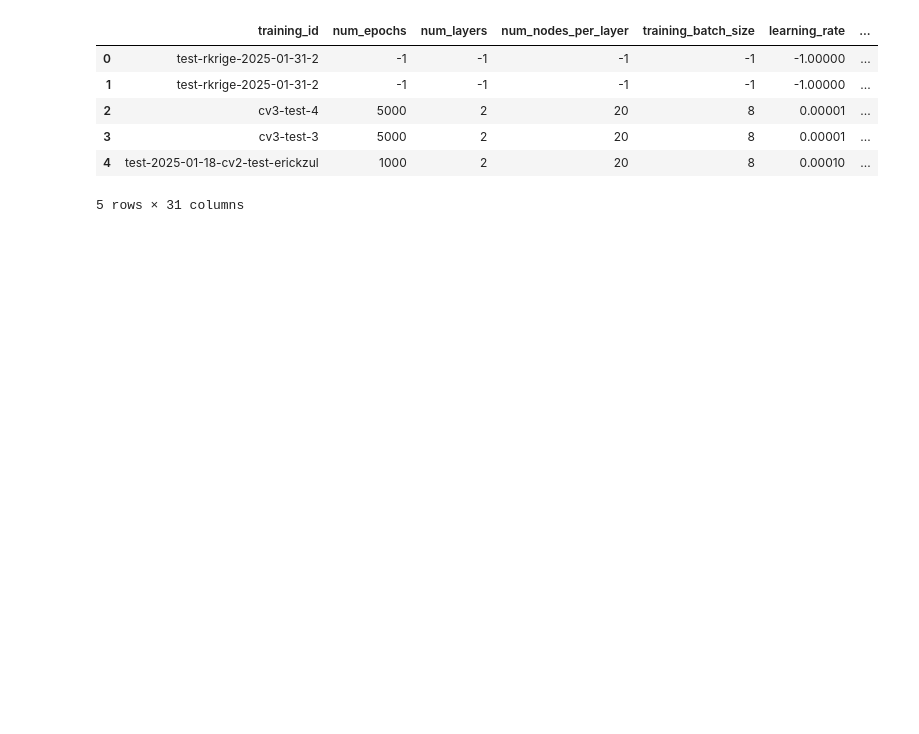
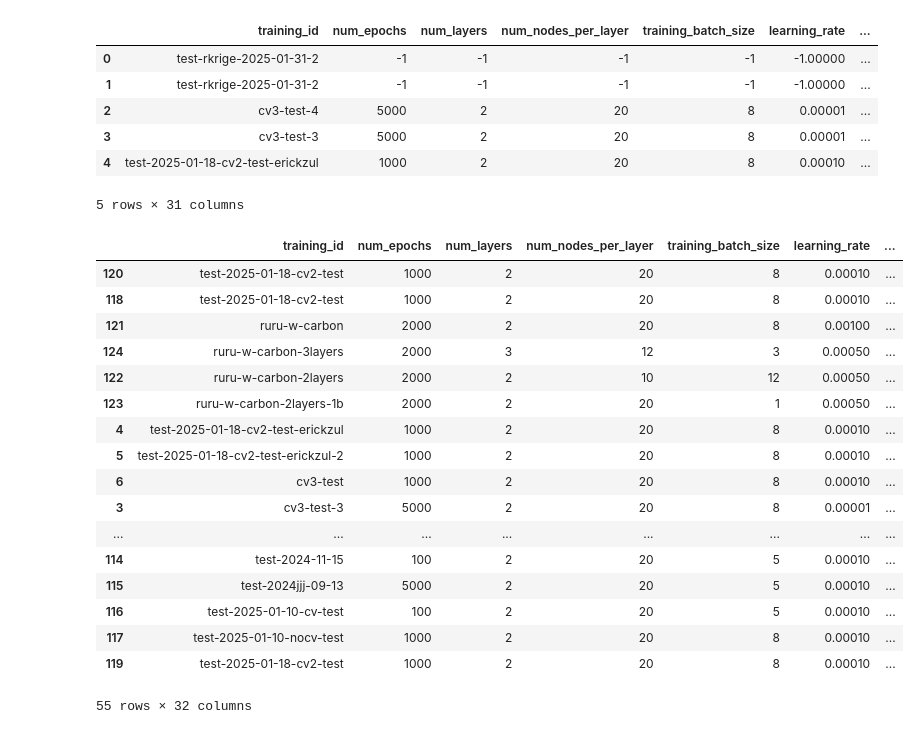
Before and after one commit to tnc-br/ddf_common, a Jupyter notebook: dashboarding.ipynb, the cells around one changed output. Cells and saved outputs as stored; diff of their text form; code cells hidden in the pictures; blank space fills up the shorter version.

Commit message:
Filter DF according to an author sorted by timestamp

```diff
--- a/dashboarding.ipynb
+++ b/dashboarding.ipynb
@@ -75,0 +81,37 @@ df.head()
+# %%
+# Function to safely extract author name
+def get_author_if_valid(tags_list):
+  if len(tags_list) > 0:
+    first_tag = tags_list[0]
+    if AUTHOR_PREFIX in first_tag:
+      potential_author = first_tag.split(':', 1)[1]
+      if potential_author:
+        return potential_author
+  return None
+# %%
+df['extracted_author'] = df['tags'].apply(get_author_if_valid)
+# %%
+specific_author_df = df[df['extracted_author'] == AUTHOR].copy() # .copy() to avoid SettingWithCopyWarning
+# %%
+specific_author_df.sort_values(by='completion_timestamp', inplace=True)
+# %%
+specific_author_df
+# %% [output]
+|  | training_id | num_epochs | num_layers | num_nodes_per_layer | training_batch_size | learning_rate | ... |
+| 120 | test-2025-01-18-cv2-test | 1000 | 2 | 20 | 8 | 0.00010 | ... |
+| 118 | test-2025-01-18-cv2-test | 1000 | 2 | 20 | 8 | 0.00010 | ... |
+| 121 | ruru-w-carbon | 2000 | 2 | 20 | 8 | 0.00100 | ... |
+| 124 | ruru-w-carbon-3layers | 2000 | 3 | 12 | 3 | 0.00050 | ... |
+| 122 | ruru-w-carbon-2layers | 2000 | 2 | 10 | 12 | 0.00050 | ... |
+| 123 | ruru-w-carbon-2layers-1b | 2000 | 2 | 20 | 1 | 0.00050 | ... |
+| 4 | test-2025-01-18-cv2-test-erickzul | 1000 | 2 | 20 | 8 | 0.00010 | ... |
+| 5 | test-2025-01-18-cv2-test-erickzul-2 | 1000 | 2 | 20 | 8 | 0.00010 | ... |
+| 6 | cv3-test | 1000 | 2 | 20 | 8 | 0.00010 | ... |
+| 3 | cv3-test-3 | 5000 | 2 | 20 | 8 | 0.00001 | ... |
+| ... | ... | ... | ... | ... | ... | ... | ... |
+| 114 | test-2024-11-15 | 100 | 2 | 20 | 5 | 0.00010 | ... |
+| 115 | test-2024jjj-09-13 | 5000 | 2 | 20 | 5 | 0.00010 | ... |
+| 116 | test-2025-01-10-cv-test | 100 | 2 | 20 | 5 | 0.00010 | ... |
+| 117 | test-2025-01-10-nocv-test | 1000 | 2 | 20 | 8 | 0.00010 | ... |
+| 119 | test-2025-01-18-cv2-test | 1000 | 2 | 20 | 8 | 0.00010 | ... |
+55 rows × 32 columns
```
Also changed, not shown: parts of 2 cells of this notebook.
